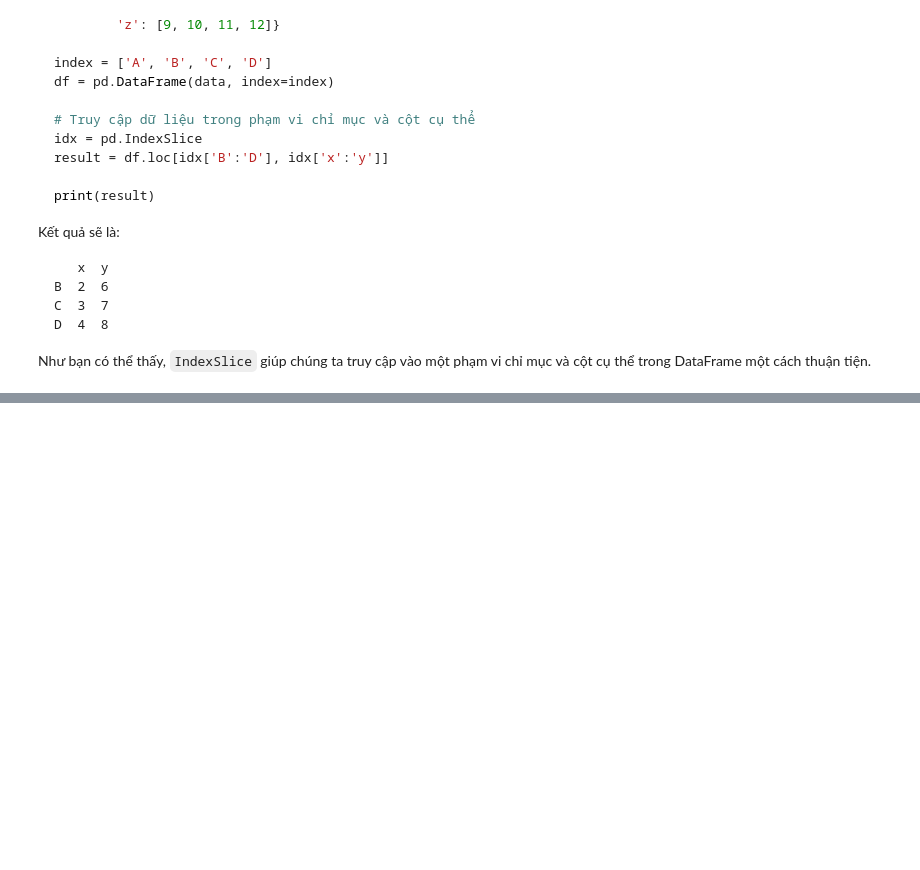
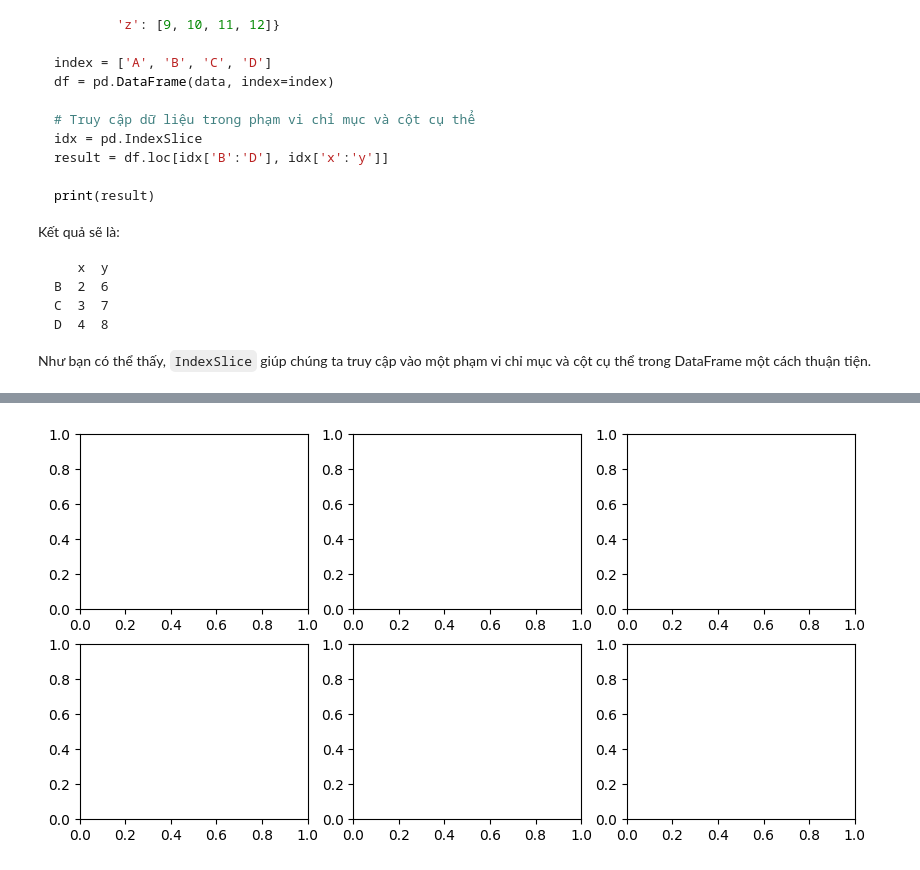
Before and after one commit to tuan-nmt/NesTech_Python, a Jupyter notebook: Lesson4.ipynb, the cells around one changed output, grey strips where cells are left out. Saved outputs shown, nothing was run; the diff lists cells and outputs as text; code cells hidden in the pictures; blank space fills up the shorter version.

```diff
--- a/Lesson4.ipynb
+++ b/Lesson4.ipynb
@@ -165,0 +693,4 @@ data.loc[idx[:, [1]],:]
+# %%
+fig, axes = plt.subplots(2, 3, figsize = (10, 5))
+# %% [output]
+[figure, added]
```
Also changed, not shown: parts of 78 cells of this notebook.
